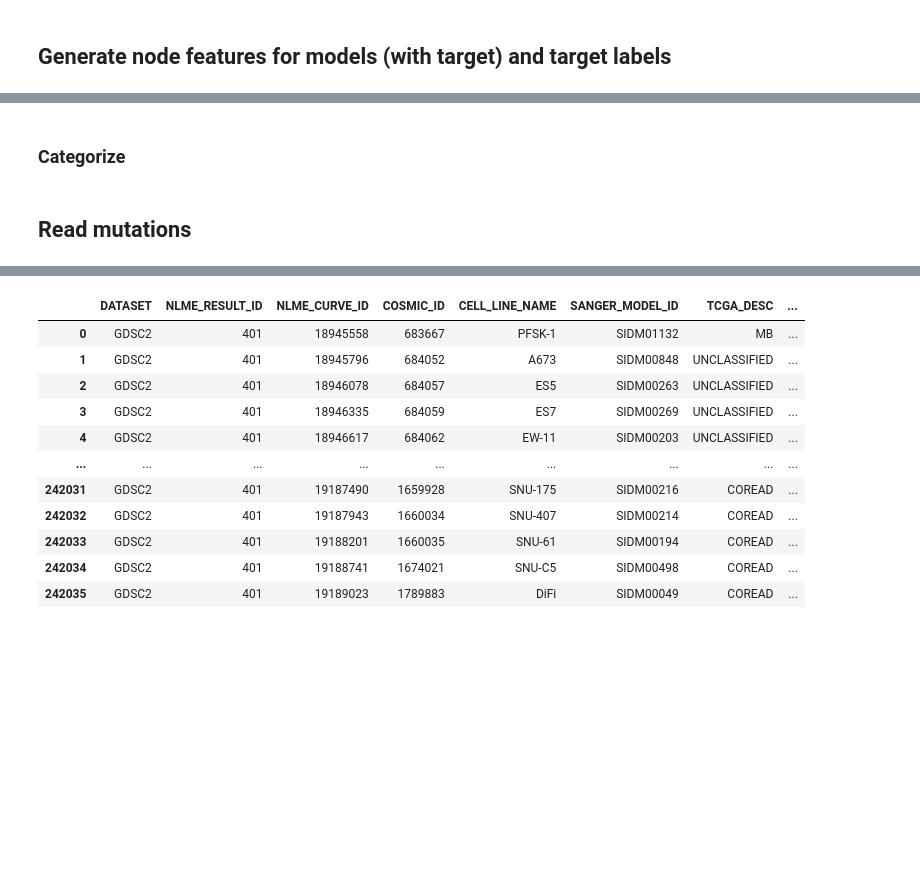
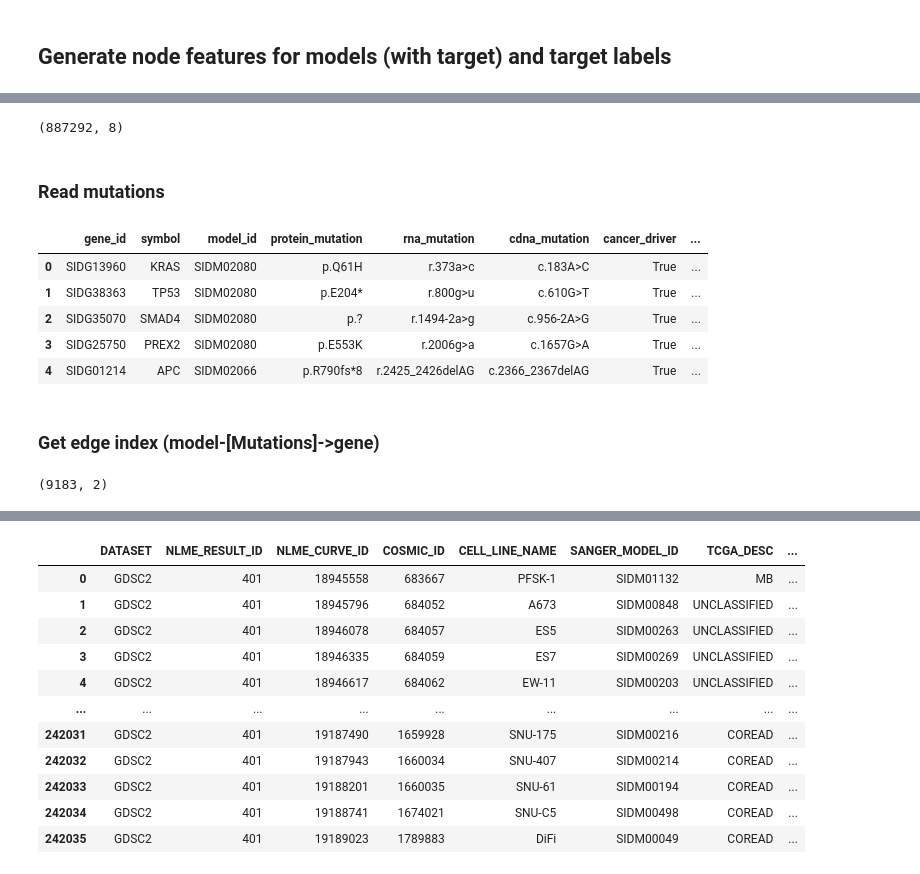
Before and after one commit to danielwalke/drug_efficiency, a Jupyter notebook: StandardAnalysis.ipynb, the cells around one changed output, grey strips where cells are left out. Saved outputs shown, nothing was run; the diff lists cells and outputs as text; code cells hidden in the pictures; blank space fills up the shorter version.

```diff
--- a/StandardAnalysis.ipynb
+++ b/StandardAnalysis.ipynb
@@ -165,5 +169,10 @@ model_to_edge_copy_number_edge_index = model_gene_merge.loc[:, ["model_idx", "hu
 # %%
-reduced_model_gene_attributes = human_genome_index_merged_copy_numbers.loc[:, ['total_copy_number',
+reduced_model_gene_attributes = model_gene_merged_copy_number_df.loc[:, ['total_copy_number',
        'minor_copy_number', 'cn_category', 'seg_mean', 'gene_mean', 'num_targets', 'num_snps', 'gatk_mean_log2_copy_ratio']]
+reduced_model_gene_attributes = categorize_columns(reduced_model_gene_attributes, ["cn_category"])
+reduced_model_gene_attributes = reduced_model_gene_attributes.fillna(0)
+reduced_model_gene_attributes = z_scale(reduced_model_gene_attributes, reduced_model_gene_attributes.columns)
+copy_number_edge_attributes = reduced_model_gene_attributes.values
+copy_number_edge_attributes.shape
+# %% [output]
+(887292, 8)
-# %% [markdown]
-### Categorize
@@ -177,4 +179,21 @@ copy_number_edge_attributes = reduced_model_gene_attributes.fillna(0).values
 # %% [markdown]
-## Read mutations
+### Read mutations
 # %%
 mutations = pd.read_csv("mutations_summary_20221018.csv")
+mutations = mutations.rename(columns={"gene_symbol": "symbol"})
+mutations.head()
+# %% [output]
+|  | gene_id | symbol | model_id | protein_mutation | rna_mutation | cdna_mutation | cancer_driver | ... |
+| 0 | SIDG13960 | KRAS | SIDM02080 | p.Q61H | r.373a>c | c.183A>C | True | ... |
+| 1 | SIDG38363 | TP53 | SIDM02080 | p.E204* | r.800g>u | c.610G>T | True | ... |
+| 2 | SIDG35070 | SMAD4 | SIDM02080 | p.? | r.1494-2a>g | c.956-2A>G | True | ... |
+| 3 | SIDG25750 | PREX2 | SIDM02080 | p.E553K | r.2006g>a | c.1657G>A | True | ... |
+| 4 | SIDG01214 | APC | SIDM02066 | p.R790fs*8 | r.2425_2426delAG | c.2366_2367delAG | True | ... |
+# %% [markdown]
+### Get edge index (model-[Mutations]->gene)
+# %%
+model_gene_merged_mutations_df = get_gene_and_model_merged_df(gene_idx_to_gene_symbol_df, merged_drug_model_df, mutations)
+model_to_gene_mutations_edge_index = model_gene_merged_mutations_df.loc[:, ["model_idx", "human_genome_index"]].values.astype(np.int64)
+model_to_gene_mutations_edge_index.shape
+# %% [output]
+(9183, 2)
```
Also changed, not shown: parts of 56 cells of this notebook.
